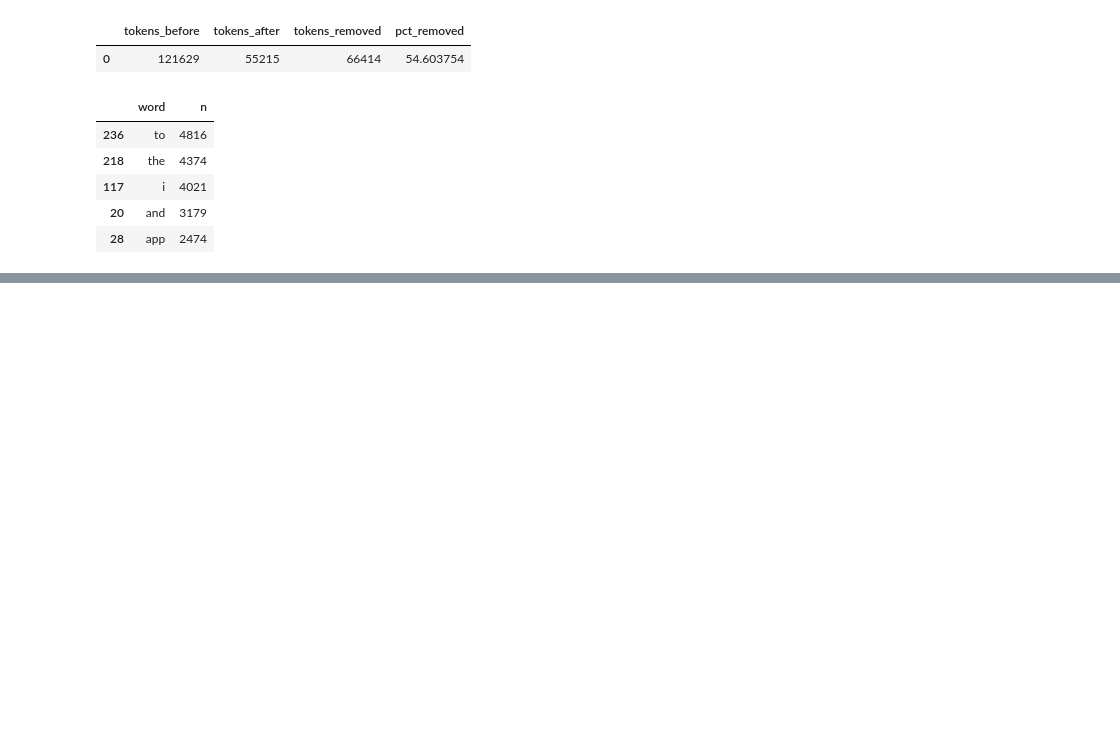
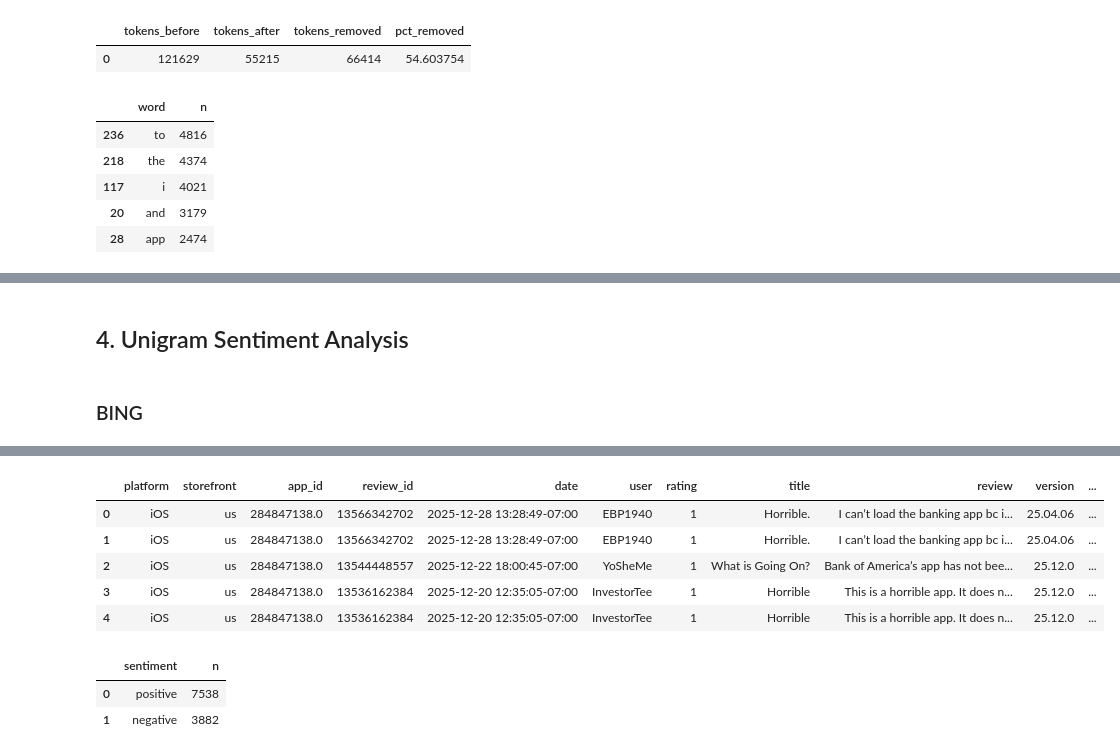
Before and after one commit to dpchi12/sentiment-analysis-for-banks-mobile-app-review, a Jupyter notebook: Model (old data)/old_approach_sentiment_analysis.ipynb, the cells around one changed output, grey strips where cells are left out. Drawn from its saved outputs; the diff is of its cells as text; code cells hidden in the pictures; blank space fills up the shorter version.

```diff
--- a/Model (old data)/old_approach_sentiment_analysis.ipynb
+++ b/Model (old data)/old_approach_sentiment_analysis.ipynb
@@ -438,0 +441,44 @@ plt.show()
+# %% [markdown]
+## 4. Unigram Sentiment Analysis
+# %% [markdown]
+### BING
+# %%
+# download Bing-style opinion lexicon
+nltk.download("opinion_lexicon")
+
+# Create Bing-style sentiment dataframe
+positive_words = opinion_lexicon.positive()
+negative_words = opinion_lexicon.negative()
+
+bing = pd.DataFrame({
+    "word": list(positive_words) + list(negative_words),
+    "sentiment": ["positive"] * len(positive_words) + ["negative"] * len(negative_words)
+})
+
+# make sure tokenized reviews keep all original columns
+reviews_before_sw = df_english.copy()
+
+reviews_before_sw["word"] = (
+    reviews_before_sw["raw_text"]
+    .fillna("")
+    .str.lower()
+    .str.findall(r"\b[a-z]+\b")
+)
+
+reviews_before_sw = reviews_before_sw.explode("word")
+reviews_before_sw = reviews_before_sw.dropna(subset=["word"])
+
+# remove stopwords
+reviews_after_sw = reviews_before_sw[
+    ~reviews_before_sw["word"].isin(custom_stop_words)
+].copy()
+
+# inner join with Bing-style sentiment lexicon
+bing_words = reviews_after_sw.merge(
+    bing,
+    on="word",
+    how="inner"
+)
+
+bing_words.head()
+# %% [output]
@@ -438,0 +488,20 @@ plt.show()
+|  | platform | storefront | app_id | review_id | date | user | rating | title | review | version | ... |
+| 0 | iOS | us | 284847138.0 | 13566342702 | 2025-12-28 13:28:49-07:00 | EBP1940 | 1 | Horrible. | I can’t load the banking app bc i... | 25.04.06 | ... |
+| 1 | iOS | us | 284847138.0 | 13566342702 | 2025-12-28 13:28:49-07:00 | EBP1940 | 1 | Horrible. | I can’t load the banking app bc i... | 25.04.06 | ... |
+| 2 | iOS | us | 284847138.0 | 13544448557 | 2025-12-22 18:00:45-07:00 | YoSheMe | 1 | What is Going On? | Bank of America’s app has not bee... | 25.12.0 | ... |
+| 3 | iOS | us | 284847138.0 | 13536162384 | 2025-12-20 12:35:05-07:00 | InvestorTee | 1 | Horrible | This is a horrible app. It does n... | 25.12.0 | ... |
+| 4 | iOS | us | 284847138.0 | 13536162384 | 2025-12-20 12:35:05-07:00 | InvestorTee | 1 | Horrible | This is a horrible app. It does n... | 25.12.0 | ... |
+# %%
+bing_words_sentiment_counts = (
+    bing_words["sentiment"]
+    .value_counts()
+    .reset_index()
+)
+
+bing_words_sentiment_counts.columns = ["sentiment", "n"]
+
+bing_words_sentiment_counts
+# %% [output]
+|  | sentiment | n |
+| 0 | positive | 7538 |
+| 1 | negative | 3882 |
```
Also changed, not shown: parts of 7 cells of this notebook.
